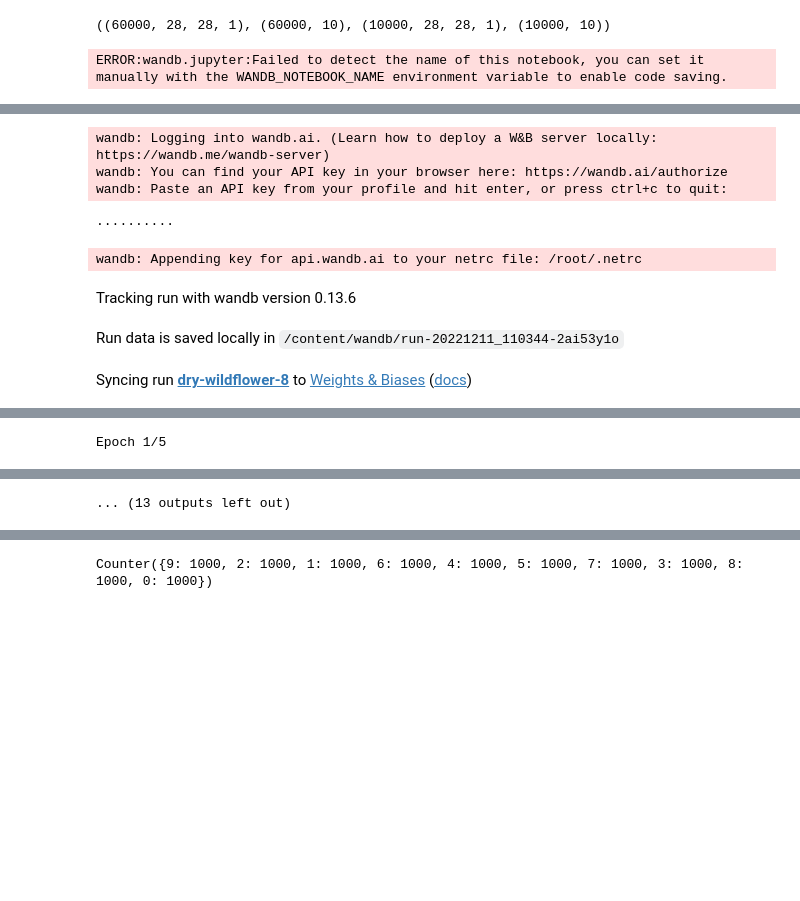
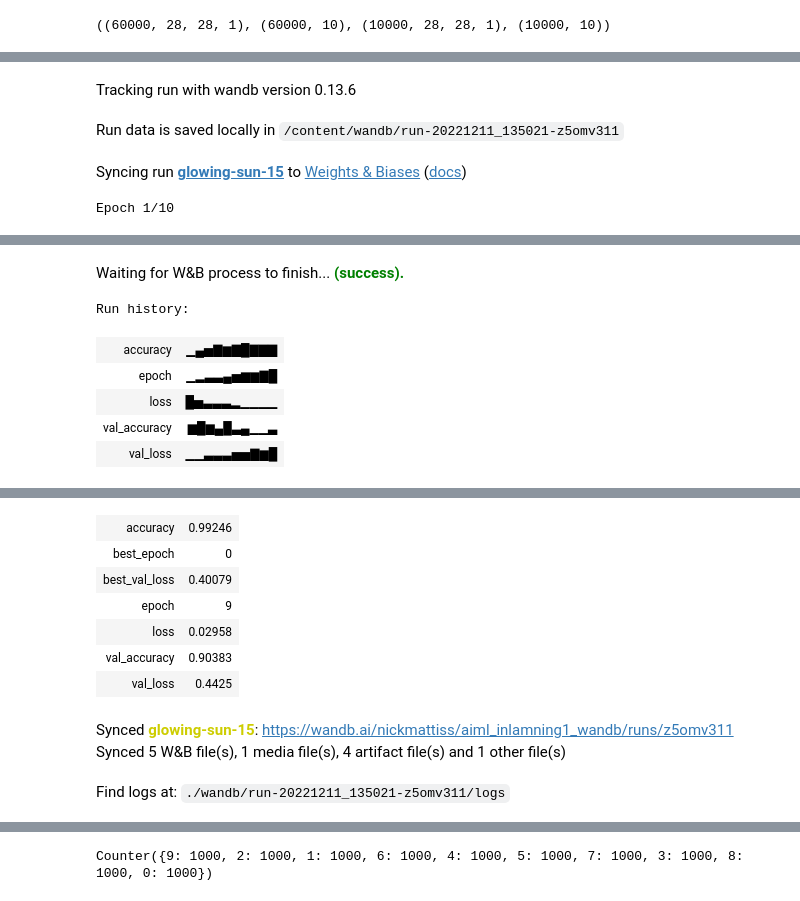
Before and after one commit to NickMattiss/AIML_inlamning1, a Jupyter notebook: AIML_inlamning1_NM.ipynb, the cells around one changed output, grey strips where cells are left out. Drawn from its saved outputs; the diff is of its cells as text; code cells hidden in the pictures; blank space fills up the shorter version.

```diff
--- a/AIML_inlamning1_NM.ipynb
+++ b/AIML_inlamning1_NM.ipynb
@@ -89,11 +80,10 @@ model.compile(loss="categorical_crossentropy", optimizer="adam", metrics=["accur
 # Train the model
 wandb.init(project="aiml_inlamning1_wandb") # wandb.login()
 # wandb.log({"myparam": 100}, step=5)
-batch_size = 128
-epochs = 5
+batch_size = 256
+epochs = 10
 model.fit(x_train, y_train, batch_size=batch_size,
           epochs=epochs, validation_split=0.1,
           callbacks=[wandb.keras.WandbCallback()])
 wandb.finish()
 # %% [output]
-ERROR:wandb.jupyter:Failed to detect the name of this notebook, you can set it manually with the WANDB_NOTEBOOK_NAME environment variable to enable code saving.
@@ -101,8 +90,4 @@ ERROR:wandb.jupyter:Failed to detect the name of this notebook, you can set it m
-wandb: Logging into wandb.ai. (Learn how to deploy a W&B server locally: https://wandb.me/wandb-server)
-wandb: You can find your API key in your browser here: https://wandb.ai/authorize
-wandb: Paste an API key from your profile and hit enter, or press ctrl+c to quit:
-··········
-wandb: Appending key for api.wandb.ai to your netrc file: /root/.netrc
 Tracking run with wandb version 0.13.6
-Run data is saved locally in /content/wandb/run-20221211_110344-2ai53y1o
+Run data is saved locally in /content/wandb/run-20221211_135021-z5omv311
-Syncing run dry-wildflower-8 to Weights & Biases (docs)
+Syncing run glowing-sun-15 to Weights & Biases (docs)
+Epoch 1/10
@@ -108,0 +115,7 @@ Syncing run dry-wildflower-8 to Weights & Biases (docs)
+Waiting for W&B process to finish... (success).
+Run history:
+| accuracy | ▁▄▅▇▆▇█▇▇▇ |
+| epoch | ▁▂▃▃▄▅▆▆▇█ |
+| loss | █▅▃▃▃▂▁▁▁▁ |
+| val_accuracy | ▆█▆▄█▃▄▁▁▃ |
+| val_loss | ▁▁▃▃▃▅▅▇▆█ |
@@ -110 +122,0 @@ wandb: WARNING The save_model argument by default saves the model in the HDF5 fo
-Epoch 1/5
@@ -115,4 +123,13 @@ Epoch 2/5
-... (13 outputs left out)
+| accuracy | 0.99246 |
+| best_epoch | 0 |
+| best_val_loss | 0.40079 |
+| epoch | 9 |
+| loss | 0.02958 |
+| val_accuracy | 0.90383 |
+| val_loss | 0.4425 |
+Synced glowing-sun-15: https://wandb.ai/nickmattiss/aiml_inlamning1_wandb/runs/z5omv311
+Synced 5 W&B file(s), 1 media file(s), 4 artifact file(s) and 1 other file(s)
+Find logs at: ./wandb/run-20221211_135021-z5omv311/logs
 # %%
 # PREPROCESS WITH WANDB
 # %%
```
Also changed, not shown: parts of 7 cells of this notebook.
